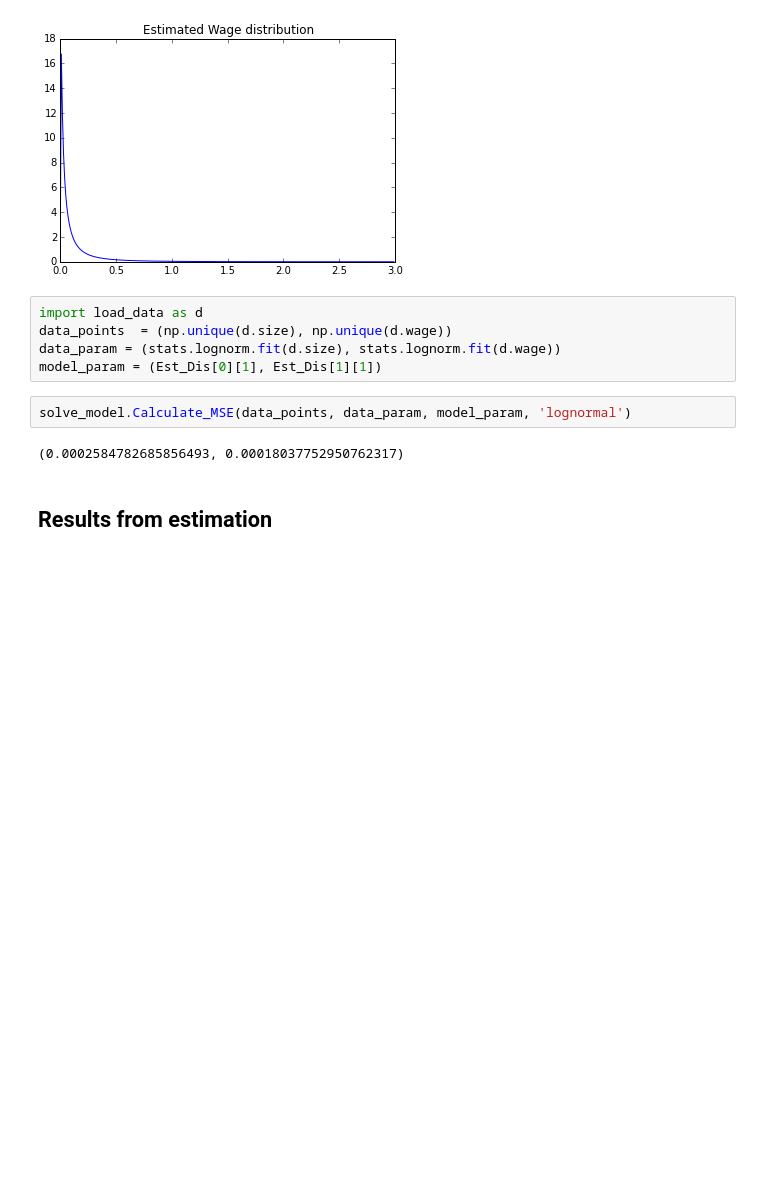
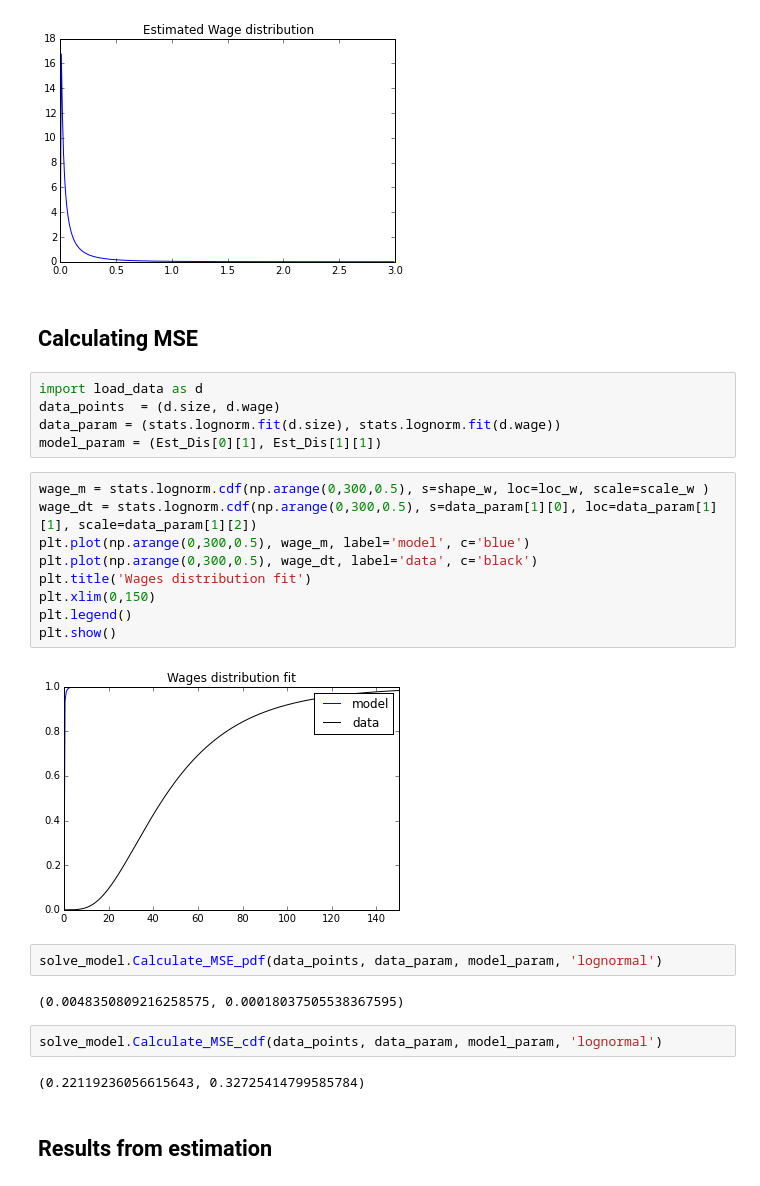
Before and after one commit to davidrpugh/assortative-matching-large-firms, a Jupyter notebook: Estimation#3.ipynb, the cells around one changed output. Cells and saved outputs as stored; diff of their text form; blank space fills up the shorter version.

```diff
--- a/Estimation#3.ipynb
+++ b/Estimation#3.ipynb
@@ -91,15 +94,32 @@ plt.title('Estimated Wage distribution')
 plt.show()
 # %% [output]
 [figure]
+# %% [markdown]
+## Calculating MSE
 # %%
 import load_data as d
-data_points  = (np.unique(d.size), np.unique(d.wage))
+data_points  = (d.size, d.wage)
 data_param = (stats.lognorm.fit(d.size), stats.lognorm.fit(d.wage))
 model_param = (Est_Dis[0][1], Est_Dis[1][1])
+# %%
+wage_m = stats.lognorm.cdf(np.arange(0,300,0.5), s=shape_w, loc=loc_w, scale=scale_w )
+wage_dt = stats.lognorm.cdf(np.arange(0,300,0.5), s=data_param[1][0], loc=data_param[1][1], scale=data_param[1][2])
+plt.plot(np.arange(0,300,0.5), wage_m, label='model', c='blue')
+plt.plot(np.arange(0,300,0.5), wage_dt, label='data', c='black')
+plt.title('Wages distribution fit')
+plt.xlim(0,150)
+plt.legend()
+plt.show()
+# %% [output]
+[figure, added]
 # %%
-solve_model.Calculate_MSE(data_points, data_param, model_param, 'lognormal')
+solve_model.Calculate_MSE_pdf(data_points, data_param, model_param, 'lognormal')
 # %% [output]
-(0.0002584782685856493, 0.00018037752950762317)
+(0.0048350809216258575, 0.00018037505538367595)
+# %%
+solve_model.Calculate_MSE_cdf(data_points, data_param, model_param, 'lognormal')
+# %% [output]
+(0.22119236056615643, 0.32725414799585784)
 # %% [markdown]
 ## Results from estimation
 # %%
```
Also changed, not shown: parts of 3 cells of this notebook, 1 other file.
